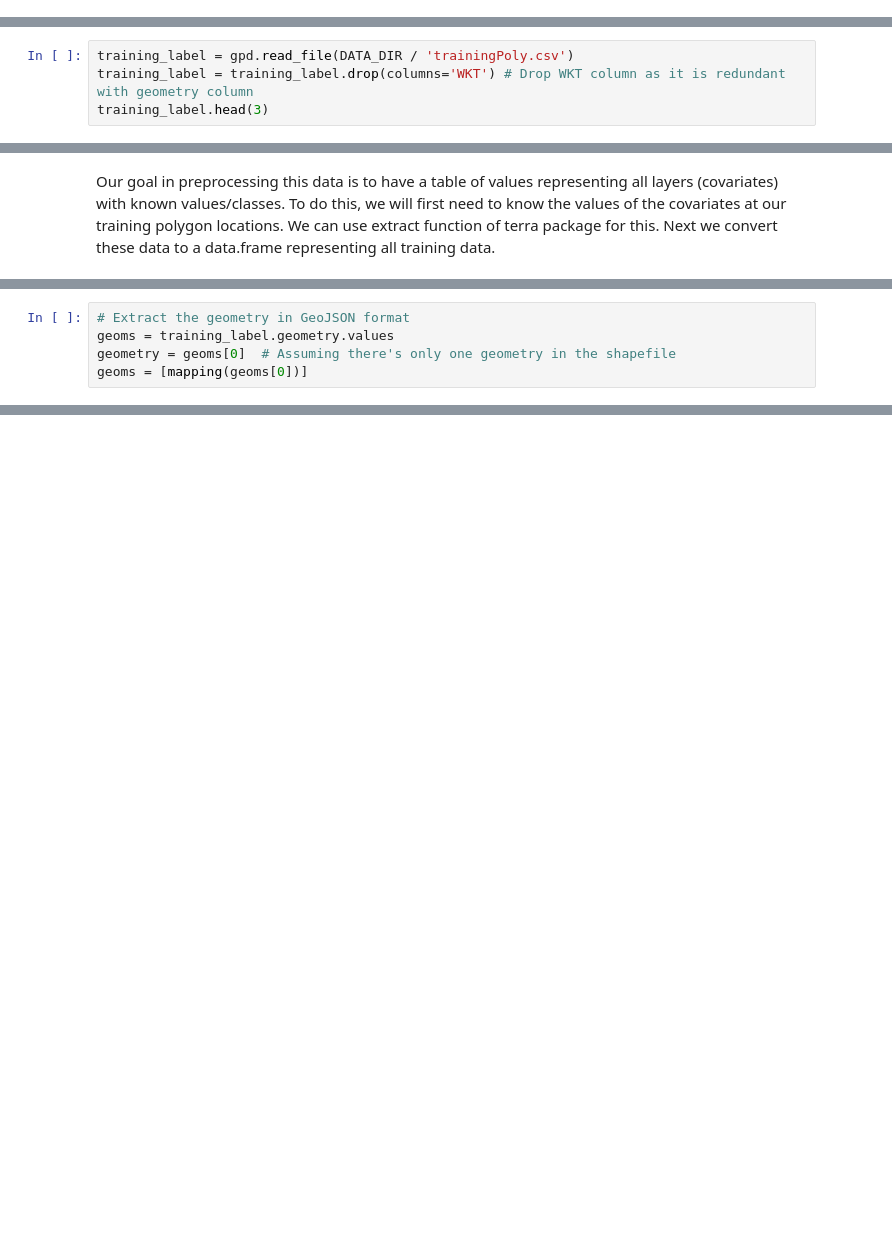
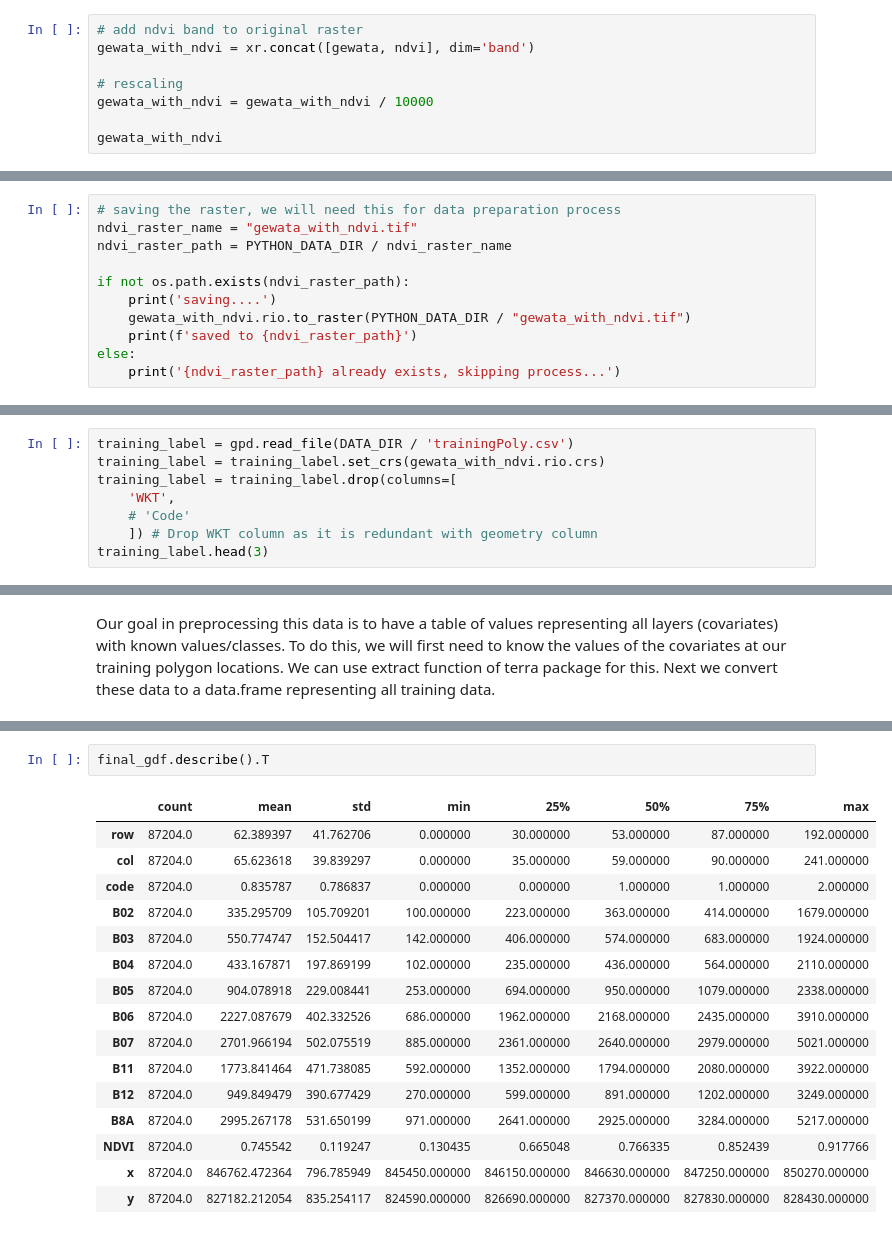
Before and after one commit to amrirasyidi/AdvancedRasterAnalysis, a Jupyter notebook: python/notebook.ipynb, the cells around one changed output, grey strips where cells are left out. Saved outputs shown, nothing was run; the diff lists cells and outputs as text; blank space fills up the shorter version.

Commit message:
raster to point done

```diff
--- a/python/notebook.ipynb
+++ b/python/notebook.ipynb
@@ -282,3 +269,11 @@ One major advantage of the Random Forest method is the fact that an Out Of the B
 To perform the classification in R, it is best to assemble all covariate layers (ie. those layers containing predictor variable values) into one SpatRaster object. In this case, we can simply append the new layer (NDVI) to our existing SpatRaster (currently consisting of different bands).
 
 First, let’s rescale the original reflectance values to their original scale. This step is not required for the RF classification, but it might help with the interpretation, if you are used to thinking of reflectance as a value between 0 and 1. (On the other hand, for very large raster bricks, it might be preferable to leave them in their integer scale, but we won’t go into more detail about that here.)
+# %%
+# add ndvi band to original raster
+gewata_with_ndvi = xr.concat([gewata, ndvi], dim='band')
+
+# rescaling
+gewata_with_ndvi = gewata_with_ndvi / 10000
+
+gewata_with_ndvi
@@ -284,0 +317,11 @@ First, let’s rescale the original reflectance values to their original scale.
+# %%
+# saving the raster, we will need this for data preparation process
+ndvi_raster_name = "gewata_with_ndvi.tif"
+ndvi_raster_path = PYTHON_DATA_DIR / ndvi_raster_name
+
+if not os.path.exists(ndvi_raster_path):
+    print('saving....')
+    gewata_with_ndvi.rio.to_raster(PYTHON_DATA_DIR / "gewata_with_ndvi.tif")
+    print(f'saved to {ndvi_raster_path}')
+else:
+    print('{ndvi_raster_path} already exists, skipping process...')
@@ -287,7 +333,11 @@ First, let’s rescale the original reflectance values to their original scale.
 For this exercise, we will do a very simple classification for 2020 using three classes: forest, cropland and wetland. While for other purposes it is usually better to define more classes (and possibly fuse classes later), a simple classification like this one could be useful, for example, to construct a forest mask for the year 2020.
 # %%
 training_label = gpd.read_file(DATA_DIR / 'trainingPoly.csv')
-training_label = training_label.drop(columns='WKT') # Drop WKT column as it is redundant with geometry column
+training_label = training_label.set_crs(gewata_with_ndvi.rio.crs)
+training_label = training_label.drop(columns=[
+    'WKT',
+    # 'Code'
+    ]) # Drop WKT column as it is redundant with geometry column
 training_label.head(3)
 # %% [output]
 |  | OBJECTID | Class | geometry |
@@ -372,5 +417,0 @@ Our goal in preprocessing this data is to have a table of values representing al
-# %%
-# Extract the geometry in GeoJSON format
-geoms = training_label.geometry.values
-geometry = geoms[0]  # Assuming there's only one geometry in the shapefile
-geoms = [mapping(geoms[0])]
@@ -380,0 +479,19 @@ xarray.core.dataarray.DataArray
+# %%
+final_gdf.describe().T
+# %% [output]
+|  | count | mean | std | min | 25% | 50% | 75% | max |
+| row | 87204.0 | 62.389397 | 41.762706 | 0.000000 | 30.000000 | 53.000000 | 87.000000 | 192.000000 |
+| col | 87204.0 | 65.623618 | 39.839297 | 0.000000 | 35.000000 | 59.000000 | 90.000000 | 241.000000 |
+| code | 87204.0 | 0.835787 | 0.786837 | 0.000000 | 0.000000 | 1.000000 | 1.000000 | 2.000000 |
+| B02 | 87204.0 | 335.295709 | 105.709201 | 100.000000 | 223.000000 | 363.000000 | 414.000000 | 1679.000000 |
+| B03 | 87204.0 | 550.774747 | 152.504417 | 142.000000 | 406.000000 | 574.000000 | 683.000000 | 1924.000000 |
+| B04 | 87204.0 | 433.167871 | 197.869199 | 102.000000 | 235.000000 | 436.000000 | 564.000000 | 2110.000000 |
+| B05 | 87204.0 | 904.078918 | 229.008441 | 253.000000 | 694.000000 | 950.000000 | 1079.000000 | 2338.000000 |
+| B06 | 87204.0 | 2227.087679 | 402.332526 | 686.000000 | 1962.000000 | 2168.000000 | 2435.000000 | 3910.000000 |
+| B07 | 87204.0 | 2701.966194 | 502.075519 | 885.000000 | 2361.000000 | 2640.000000 | 2979.000000 | 5021.000000 |
+| B11 | 87204.0 | 1773.841464 | 471.738085 | 592.000000 | 1352.000000 | 1794.000000 | 2080.000000 | 3922.000000 |
+| B12 | 87204.0 | 949.849479 | 390.677429 | 270.000000 | 599.000000 | 891.000000 | 1202.000000 | 3249.000000 |
+| B8A | 87204.0 | 2995.267178 | 531.650199 | 971.000000 | 2641.000000 | 2925.000000 | 3284.000000 | 5217.000000 |
+| NDVI | 87204.0 | 0.745542 | 0.119247 | 0.130435 | 0.665048 | 0.766335 | 0.852439 | 0.917766 |
+| x | 87204.0 | 846762.472364 | 796.785949 | 845450.000000 | 846150.000000 | 846630.000000 | 847250.000000 | 850270.000000 |
+| y | 87204.0 | 827182.212054 | 835.254117 | 824590.000000 | 826690.000000 | 827370.000000 | 827830.000000 | 828430.000000 |
```
Also changed, not shown: parts of 9 cells of this notebook.
